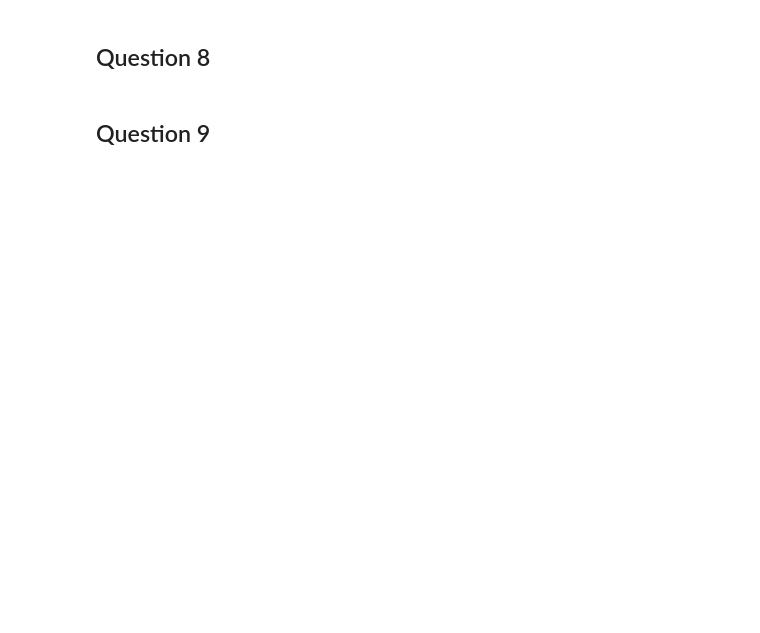
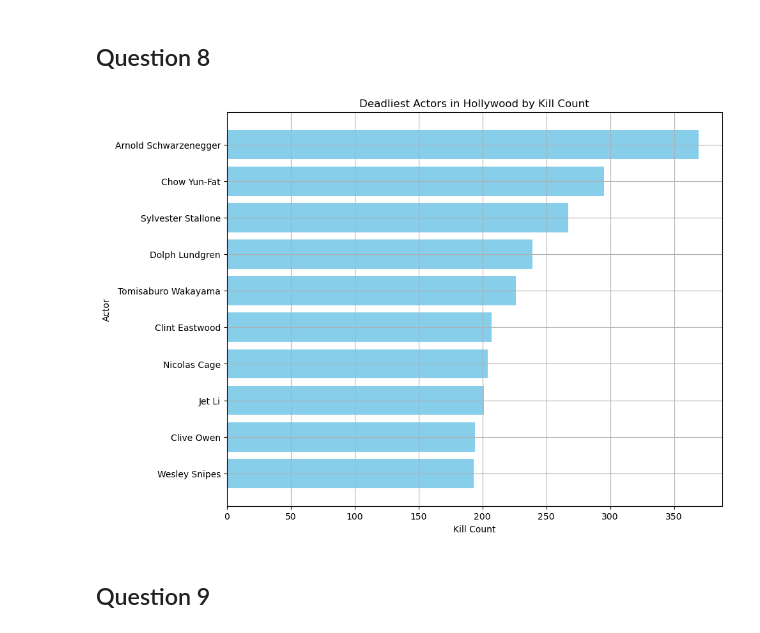
Before and after one commit to pinghaili/Pinghai.Li.BDAT1004PS3, a Jupyter notebook: PS3.ipynb, the cells around one changed output. Saved outputs shown, nothing was run; the diff lists cells and outputs as text; code cells hidden in the pictures; blank space fills up the shorter version.

```diff
--- a/PS3.ipynb
+++ b/PS3.ipynb
@@ -60,4 +326,23 @@ writer         42.222222   57.777778
 # %% [markdown]
 ## Question 8
+# %%
+import pandas as pd
+import matplotlib.pyplot as plt
+
+data_path = './actor_kill_counts.csv'
+actor_data = pd.read_csv(data_path)
+
+sorted_actor_data = actor_data.sort_values(by='Count', ascending=True)
+
+plt.figure(figsize=(10, 8))
+plt.barh(sorted_actor_data['Actor'], sorted_actor_data['Count'], color='skyblue')
+plt.xlabel('Kill Count')
+plt.ylabel('Actor')
+plt.title('Deadliest Actors in Hollywood by Kill Count')
+plt.grid(True)
+
+plt.show()
+# %% [output]
+[figure, added]
 # %% [markdown]
 ## Question 9
```
Also changed, not shown: parts of 9 cells of this notebook, 5 other files.
